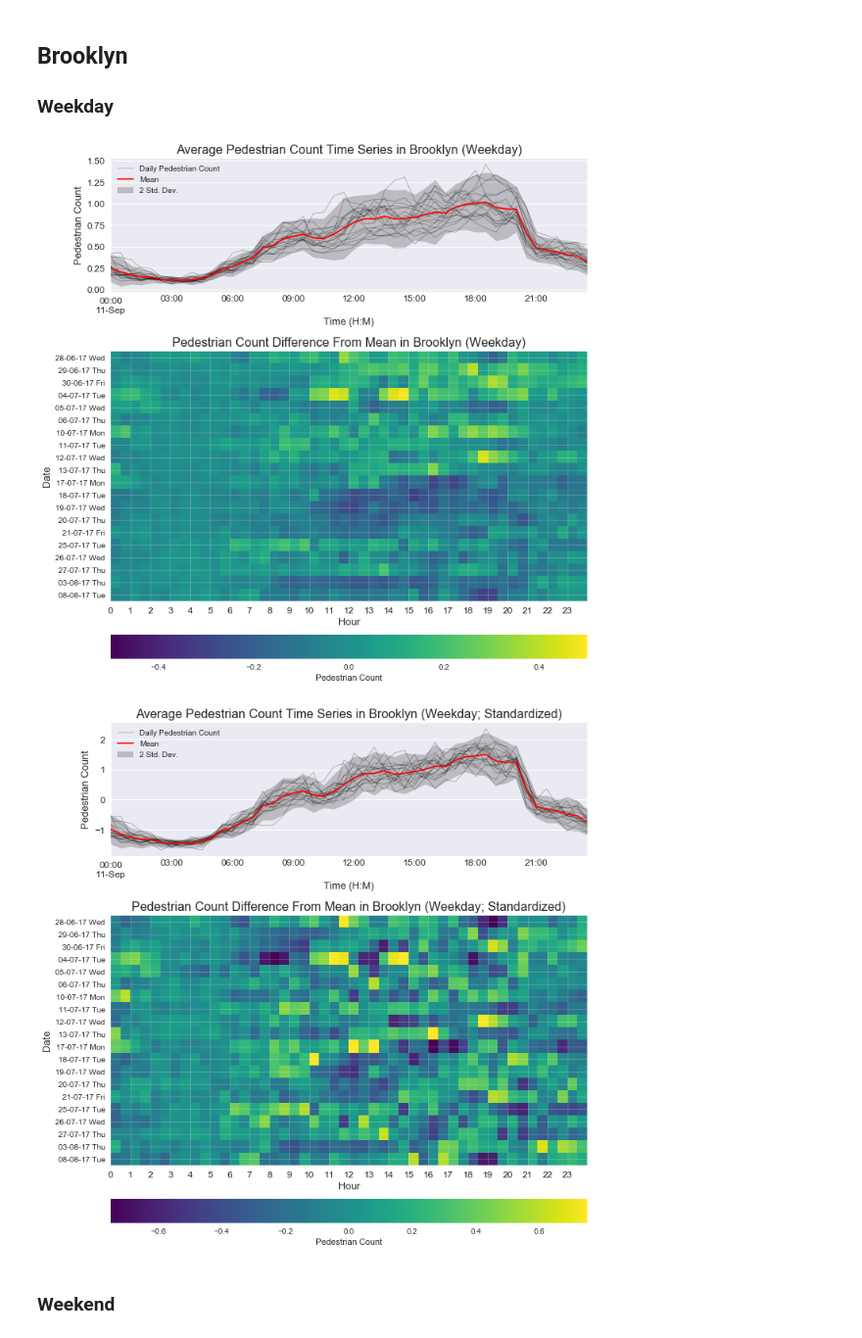
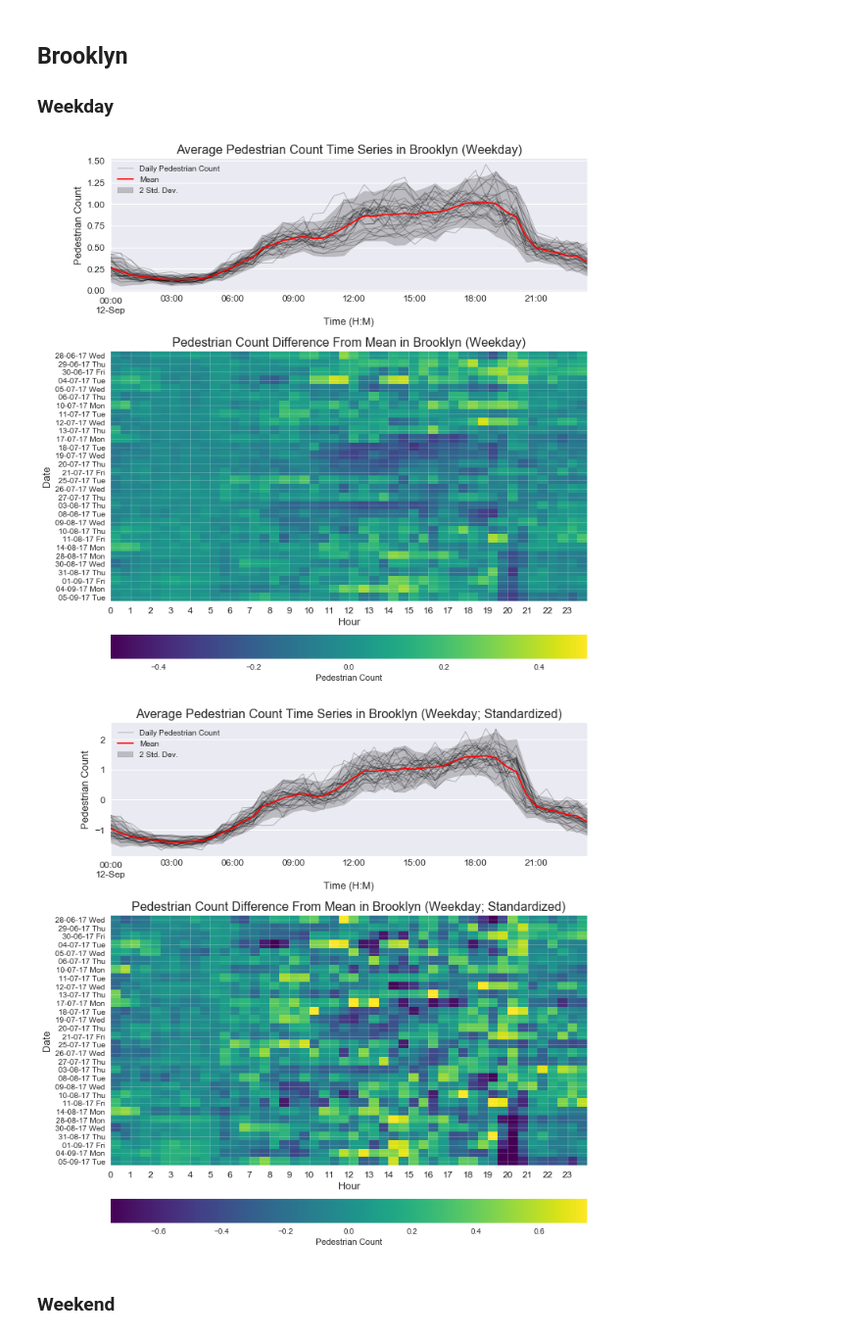
Before and after one commit to basyavasya-honmono/hadive, a Jupyter notebook: notebooks/1.3-JV-Anomalies.ipynb, the cells around one changed output. Shown at 98% size. Cells and saved outputs as stored; diff of their text form; code cells hidden in the pictures.

```diff
--- a/notebooks/1.3-JV-Anomalies.ipynb
+++ b/notebooks/1.3-JV-Anomalies.ipynb
@@ -220,24 +218,23 @@ plot_reg_coefs(mn_wd, mn_we, prcp, "Manhattan")
 # %%
 bk_wd = calc_daily_avg(df[(df.boro == "Brooklyn") &
                         (df.people == 1.) &
-                        (df.index.weekday < 5) &
-                        (df.index < pd.datetime(2017, 8, 9))])
+                        (df.index.weekday < 5)])
 
 plot_daily_avg(
-    bk_wd[~bk_wd.index.isin(prcp[prcp["PRCP"] > 0.05]["DATE"].dt.date)],
+    bk_wd[bk_wd.index.isin(prcp[prcp["PRCP"] < 0.05]["DATE"].dt.date)],
     clim=0.5,
     titles=("Average Pedestrian Count Time Series in Brooklyn (Weekday)",
             "Pedestrian Count Difference From Mean in Brooklyn (Weekday)"))
 # %% [output]
-[figure, old version]
+[figure, new version]
 # %%
 plot_daily_avg(
-    bk_wd[~bk_wd.index.isin(prcp[prcp["PRCP"] > 0.05]["DATE"].dt.date)].T.apply(lambda x: (x - np.mean(x)) / (np.std(x))).T,
+    bk_wd[bk_wd.index.isin(prcp[prcp["PRCP"] < 0.05]["DATE"].dt.date)].T.apply(lambda x: (x - np.mean(x)) / (np.std(x))).T,
     clim=0.75,
     titles=("Average Pedestrian Count Time Series in Brooklyn (Weekday; Standardized)",
             "Pedestrian Count Difference From Mean in Brooklyn (Weekday; Standardized)"))
 # %% [output]
-[figure, old version]
+[figure, new version]
 # %% [markdown]
 ### Weekend
 # %%
```
Also changed, not shown: parts of 24 cells of this notebook.
